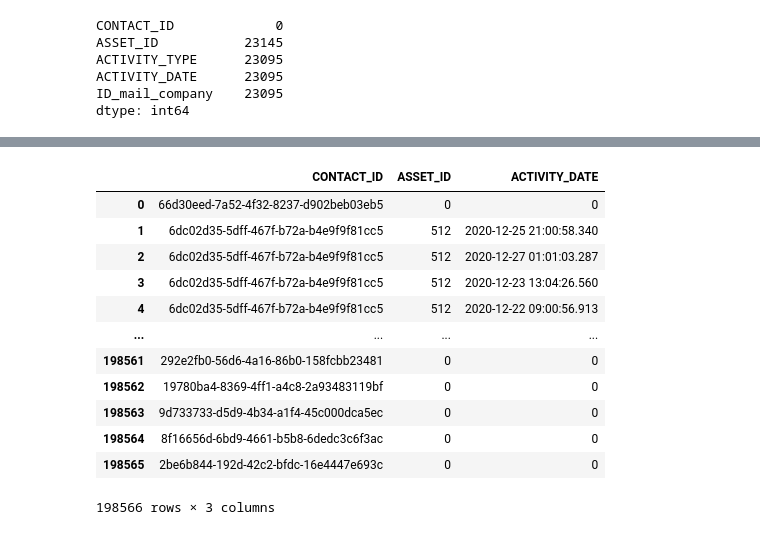
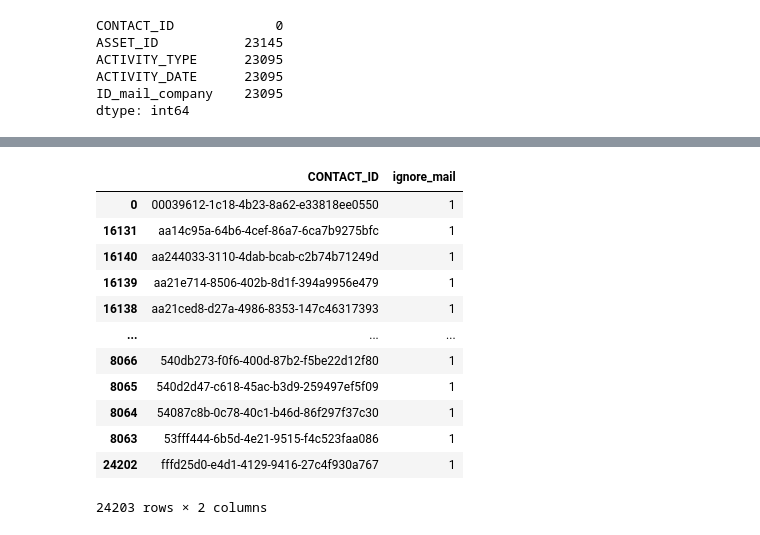
Before and after one commit to IvanovNA01/test_task_junior, a Jupyter notebook: test_to_jun1.ipynb, the cells around one changed output, grey strips where cells are left out. Cells and saved outputs as stored; diff of their text form; code cells hidden in the pictures.

```diff
--- a/test_to_jun1.ipynb
+++ b/test_to_jun1.ipynb
@@ -236,17 +299,19 @@ ignore_mail = ignore_mail.rename(columns={"ASSET_ID":"ignore_mail"})
+# %%
+ignore_mail.sort_values('ignore_mail', ascending=False)
+# %% [output]
+|  | CONTACT_ID | ignore_mail |
+| 0 | 00039612-1c18-4b23-8a62-e33818ee0550 | 1 |
+| 16131 | aa14c95a-64b6-4cef-86a7-6ca7b9275bfc | 1 |
+| 16140 | aa244033-3110-4dab-bcab-c2b74b71249d | 1 |
+| 16139 | aa21e714-8506-402b-8d1f-394a9956e479 | 1 |
+| 16138 | aa21ced8-d27a-4986-8353-147c46317393 | 1 |
+| ... | ... | ... |
+| 8066 | 540db273-f0f6-400d-87b2-f5be22d12f80 | 1 |
+| 8065 | 540d2d47-c618-45ac-b3d9-259497ef5f09 | 1 |
+| 8064 | 54087c8b-0c78-40c1-b46d-86f297f37c30 | 1 |
+| 8063 | 53fff444-6b5d-4e21-9515-f4c523faa086 | 1 |
+| 24202 | fffd25d0-e4d1-4129-9416-27c4f930a767 | 1 |
+24203 rows × 2 columns
 # %%
-#chance_to_open = open_mail.merge(ignore_mail, on='CONTACT_ID')
-received_mail
+
+chance_to_open = open_mail.merge(ignore_mail, on='CONTACT_ID', how='inner')
-# %% [output]
-|  | CONTACT_ID | ASSET_ID | ACTIVITY_DATE |
-| 0 | 66d30eed-7a52-4f32-8237-d902beb03eb5 | 0 | 0 |
-| 1 | 6dc02d35-5dff-467f-b72a-b4e9f9f81cc5 | 512 | 2020-12-25 21:00:58.340 |
-| 2 | 6dc02d35-5dff-467f-b72a-b4e9f9f81cc5 | 512 | 2020-12-27 01:01:03.287 |
-| 3 | 6dc02d35-5dff-467f-b72a-b4e9f9f81cc5 | 512 | 2020-12-23 13:04:26.560 |
-| 4 | 6dc02d35-5dff-467f-b72a-b4e9f9f81cc5 | 512 | 2020-12-22 09:00:56.913 |
-| ... | ... | ... | ... |
-| 198561 | 292e2fb0-56d6-4a16-86b0-158fcbb23481 | 0 | 0 |
-| 198562 | 19780ba4-8369-4ff1-a4c8-2a93483119bf | 0 | 0 |
-| 198563 | 9d733733-d5d9-4b34-a1f4-45c000dca5ec | 0 | 0 |
-| 198564 | 8f16656d-6bd9-4661-b5b8-6dedc3c6f3ac | 0 | 0 |
-| 198565 | 2be6b844-192d-42c2-bfdc-16e4447e693c | 0 | 0 |
-198566 rows × 3 columns
```
Also changed, not shown: parts of 16 cells of this notebook, 1 other file.
